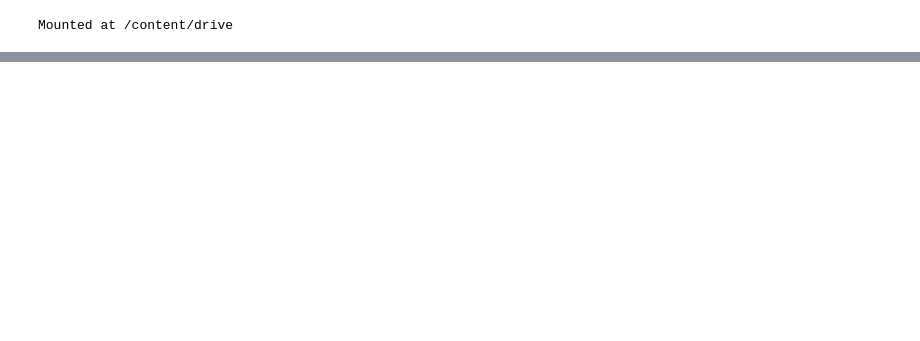
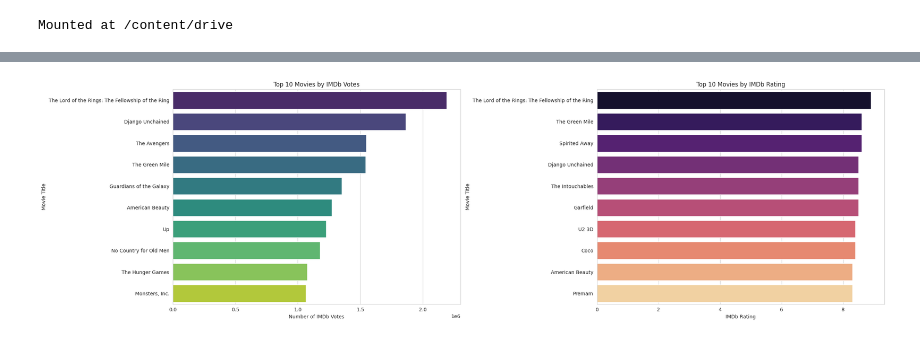
Before and after one commit to mkondzie/box-office, a Jupyter notebook: model.ipynb, the cells around one changed output, grey strips where cells are left out. Drawn from its saved outputs; the diff is of its cells as text; code cells hidden in the pictures; blank space fills up the shorter version.

```diff
--- a/model.ipynb
+++ b/model.ipynb
@@ -634,11 +71,0 @@ The next step is to load the cached movie data from `/content/movies_omdb.json`
-# %%
-import json
-
-with open('/content/movies_omdb.json', 'r') as f:
-    movie_records_cached = json.load(f)
-
-movie_df = pd.DataFrame(movie_records_cached)
-print("--- movie_df head (from cached data) ---")
-print(movie_df.head())
-print("\n--- movie_df info (from cached data) ---")
-movie_df.info()
@@ -1243,0 +134,6 @@ Review the complete data pipeline and the enhanced ranking dashboard to ensure d
+# %%
+movie_df = pd.DataFrame(movie_records)
+movie_df['movie_id'] = range(1, len(movie_df) + 1)
+movie_df['imdb_votes'] = movie_df['imdb_votes'].str.replace(',', '').astype(int)
+movie_df['imdb_rating'] = pd.to_numeric(movie_df['imdb_rating'], errors='coerce')
+movie_df
@@ -1243,0 +334,24 @@ Review the complete data pipeline and the enhanced ranking dashboard to ensure d
+# %%
+sns.set_style("whitegrid")
+
+top_10_imdb_votes = movie_df.sort_values(by='imdb_votes', ascending=False).head(10)
+top_10_imdb_rating = movie_df.sort_values(by='imdb_rating', ascending=False).head(10)
+
+fig, axes = plt.subplots(1, 2, figsize=(24, 7)) # Create a figure with 2 subplots
+
+# Plot Top 10 Movies by IMDb Votes
+sns.barplot(x='imdb_votes', y='title', data=top_10_imdb_votes, palette='viridis', hue='title', legend=False, ax=axes[0])
+axes[0].set_title('Top 10 Movies by IMDb Votes')
+axes[0].set_xlabel('Number of IMDb Votes')
+axes[0].set_ylabel('Movie Title')
+
+# Plot Top 10 Movies by IMDb Rating
+sns.barplot(x='imdb_rating', y='title', data=top_10_imdb_rating, palette='magma', hue='title', legend=False, ax=axes[1])
+axes[1].set_title('Top 10 Movies by IMDb Rating')
+axes[1].set_xlabel('IMDb Rating')
+axes[1].set_ylabel('Movie Title')
+
+plt.tight_layout()
+plt.show()
+# %% [output]
+[figure, added]
```
Also changed, not shown: parts of 87 cells of this notebook.
